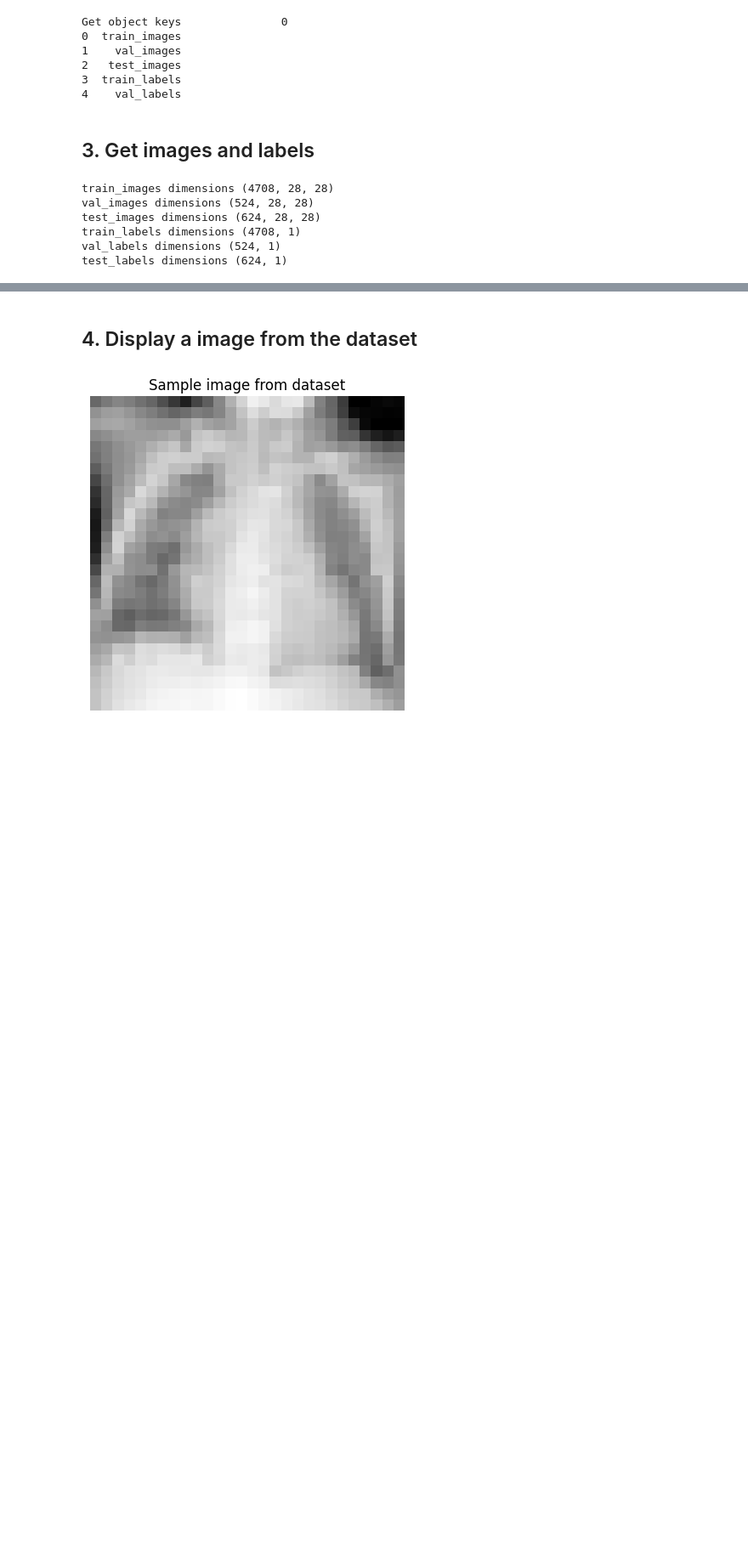
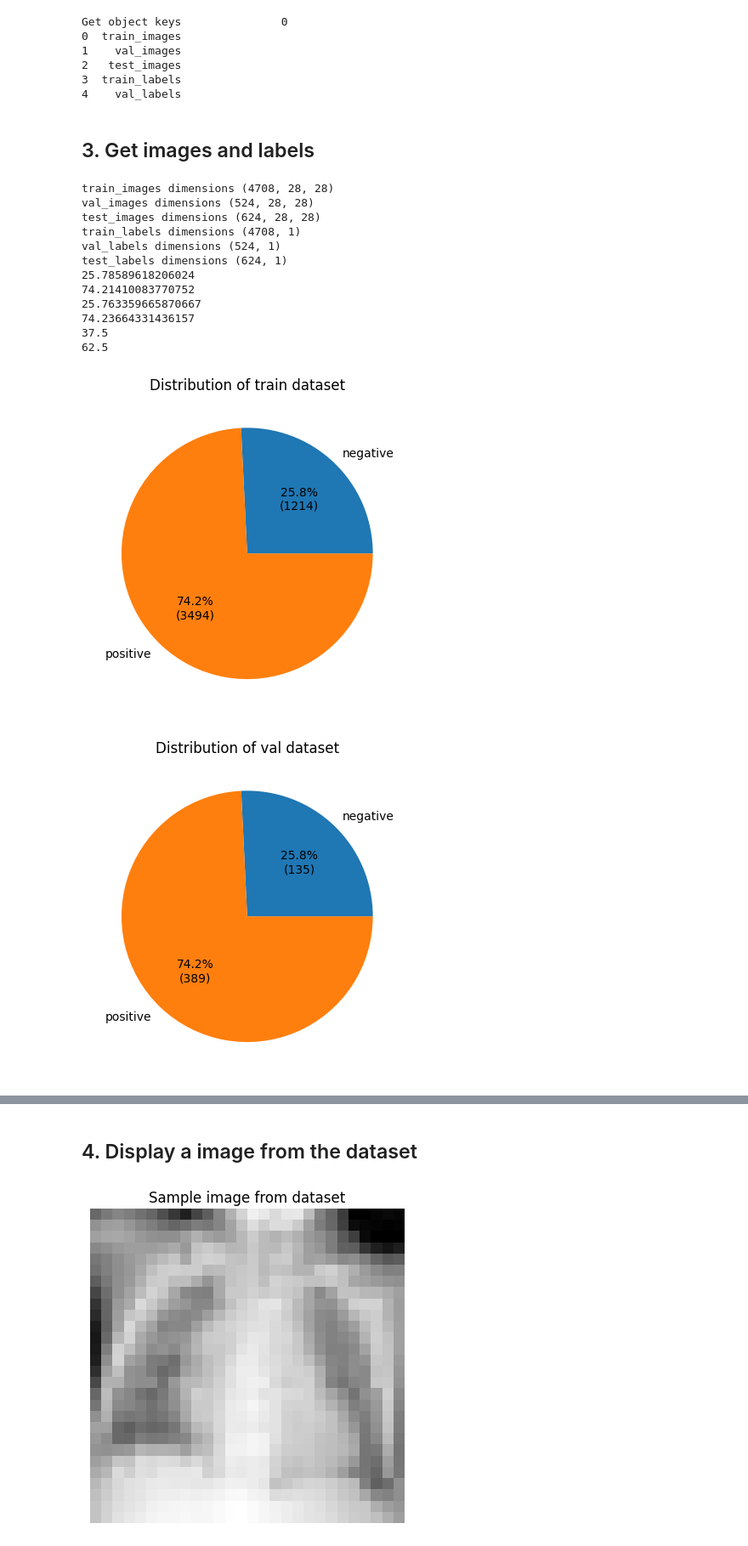
Before and after one commit to alexngys/AMLS_23-24_SN20000879, a Jupyter notebook: A/train.ipynb, the cells around one changed output, grey strips where cells are left out. Shown at 85% size. Saved outputs shown, nothing was run; the diff lists cells and outputs as text; code cells hidden in the pictures; blank space fills up the shorter version.

```diff
--- a/A/train.ipynb
+++ b/A/train.ipynb
@@ -26,20 +26,45 @@ Get object keys               0
 # %%
 train_images = pneumonia_dataset['train_images']
 print("train_images dimensions", np.shape(train_images))
 val_images = pneumonia_dataset['val_images']
 print("val_images dimensions", np.shape(val_images))
 test_images = pneumonia_dataset['test_images']
 print("test_images dimensions", np.shape(test_images))
 train_labels = pneumonia_dataset['train_labels']
 print("train_labels dimensions", np.shape(train_labels))
 val_labels = pneumonia_dataset['val_labels']
 print("val_labels dimensions", np.shape(val_labels))
 test_labels = pneumonia_dataset['test_labels']
 print("test_labels dimensions", np.shape(test_labels))
+
+def getClassDistribution(label_array, title):
+  class_count = [0,0]
+  for i in label_array:
+      class_count[i[0]] += 1
+  def my_fmt(x):
+    print(x)
+    return '{:.1f}%\n({:.0f})'.format(x, total*x/100)
+  total =  class_count[0] + class_count[1]
+  fig = plt.figure()
+  plt.pie(class_count, labels=["negative","positive"], autopct=my_fmt)
+  plt.title(title)
+
+
+getClassDistribution(train_labels, "Distribution of train dataset")
+getClassDistribution(val_labels, "Distribution of val dataset")
+getClassDistribution(test_labels, "Distribution of test dataset")
 # %% [output]
 train_images dimensions (4708, 28, 28)
 val_images dimensions (524, 28, 28)
 test_images dimensions (624, 28, 28)
 train_labels dimensions (4708, 1)
 val_labels dimensions (524, 1)
 test_labels dimensions (624, 1)
+25.78589618206024
+74.21410083770752
+25.763359665870667
+74.23664331436157
+37.5
+62.5
+[figure, added]
+[figure, added]
```
Also changed, not shown: parts of 9 cells of this notebook, 1 other file.
